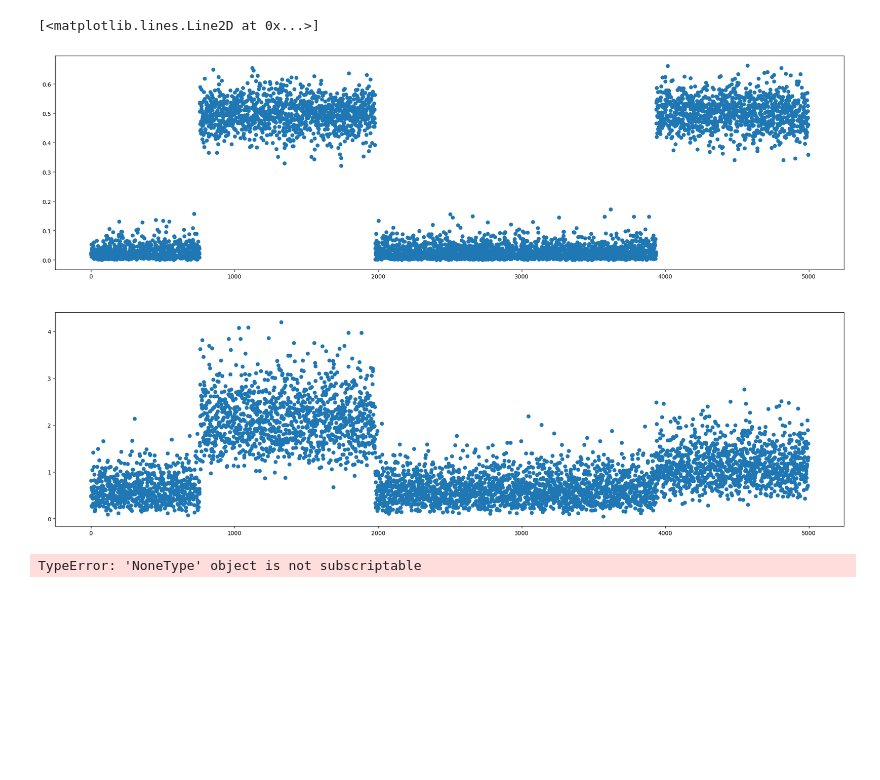
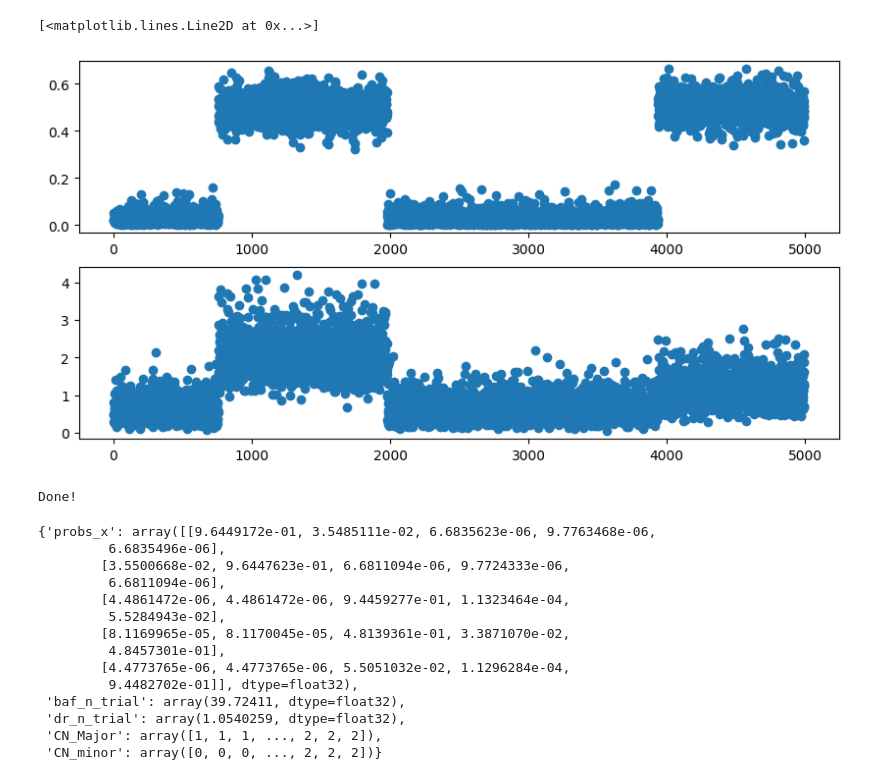
Before and after one commit to valerianilucrezia/utils_locate, a Jupyter notebook: testing/test.ipynb, the cells around one changed output. Drawn from its saved outputs; the diff is of its cells as text; code cells hidden in the pictures; blank space fills up the shorter version.

```diff
--- a/testing/test.ipynb
+++ b/testing/test.ipynb
@@ -17,12 +17,12 @@ os.chdir('/Users/lucreziavaleriani/Documents/GitHub/LOCATE/')
 with open('./data/data.pkl', 'rb') as data:
     data_input = pickle.load(data)
 # %%
-fig, axs = plt.subplots(2, figsize=(25, 15))
+fig, axs = plt.subplots(2, figsize=(10, 5))
 axs[0].plot(range(len(data_input['baf'])), data_input['baf'], 'o')
 axs[1].plot(range(len(data_input['dr'])), data_input['dr'], 'o')
 # %% [output]
 [<matplotlib.lines.Line2D at 0x...>]
-[figure, old version]
+[figure, new version]
 # %%
 import locate as l
 from locate.models import Clonal
@@ -35,8 +35,25 @@ locate.set_loss(TraceEnum_ELBO)
 locate.initialize_model({"baf": data_input["baf"], "dr": data_input["dr"], "vaf": None})
 locate.set_model_params({"jumping_prob" : 1e-6})
 # %%
-ll = locate.run(steps = 30, param_optimizer = {"lr":0.1})
+ll = locate.run(steps = 120, param_optimizer = {"lr":0.1})
 # %% [output]
-TypeError: 'NoneType' object is not subscriptable
+Done!
 # %%
 bau = locate.learned_parameters()
+# %%
+bau
+# %% [output]
+{'probs_x': array([[9.6449172e-01, 3.5485111e-02, 6.6835623e-06, 9.7763468e-06,
+         6.6835496e-06],
+        [3.5500668e-02, 9.6447623e-01, 6.6811094e-06, 9.7724333e-06,
+         6.6811094e-06],
+        [4.4861472e-06, 4.4861472e-06, 9.4459277e-01, 1.1323464e-04,
+         5.5284943e-02],
+        [8.1169965e-05, 8.1170045e-05, 4.8139361e-01, 3.3871070e-02,
+         4.8457301e-01],
+        [4.4773765e-06, 4.4773765e-06, 5.5051032e-02, 1.1296284e-04,
+         9.4482702e-01]], dtype=float32),
+ 'baf_n_trial': array(39.72411, dtype=float32),
+ 'dr_n_trial': array(1.0540259, dtype=float32),
+ 'CN_Major': array([1, 1, 1, ..., 2, 2, 2]),
+ 'CN_minor': array([0, 0, 0, ..., 2, 2, 2])}
```
Also changed, not shown: parts of 1 cell of this notebook, 3 other files.
